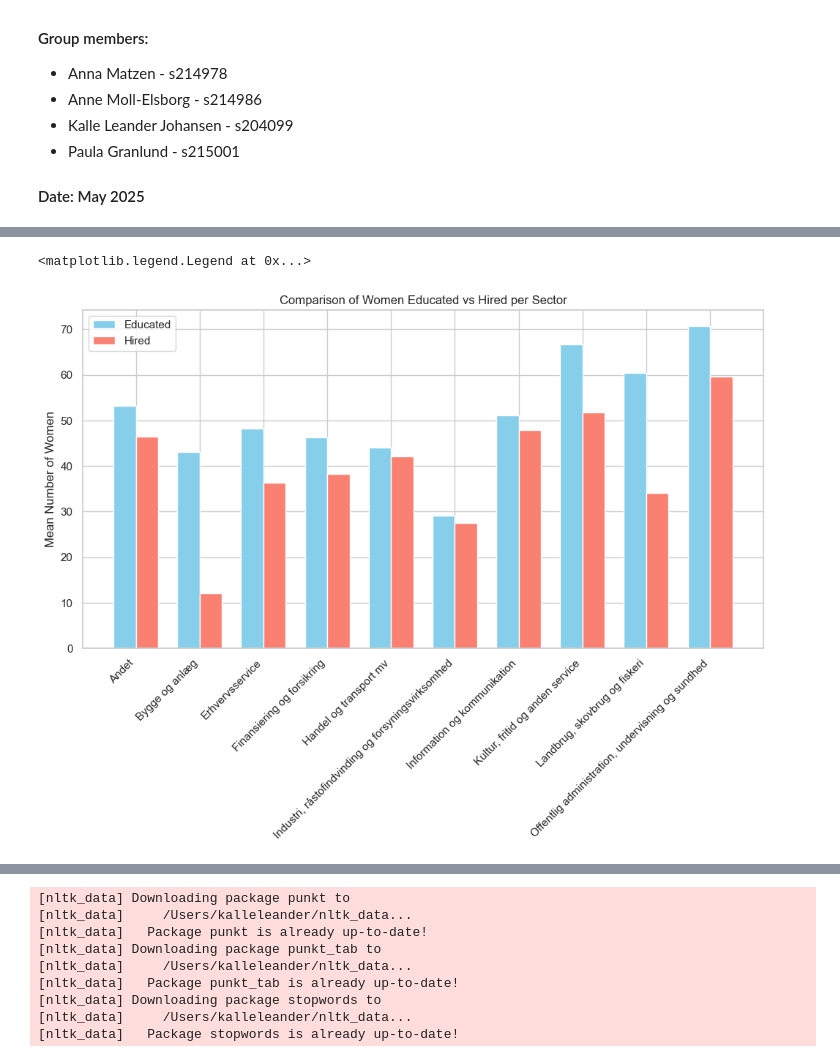
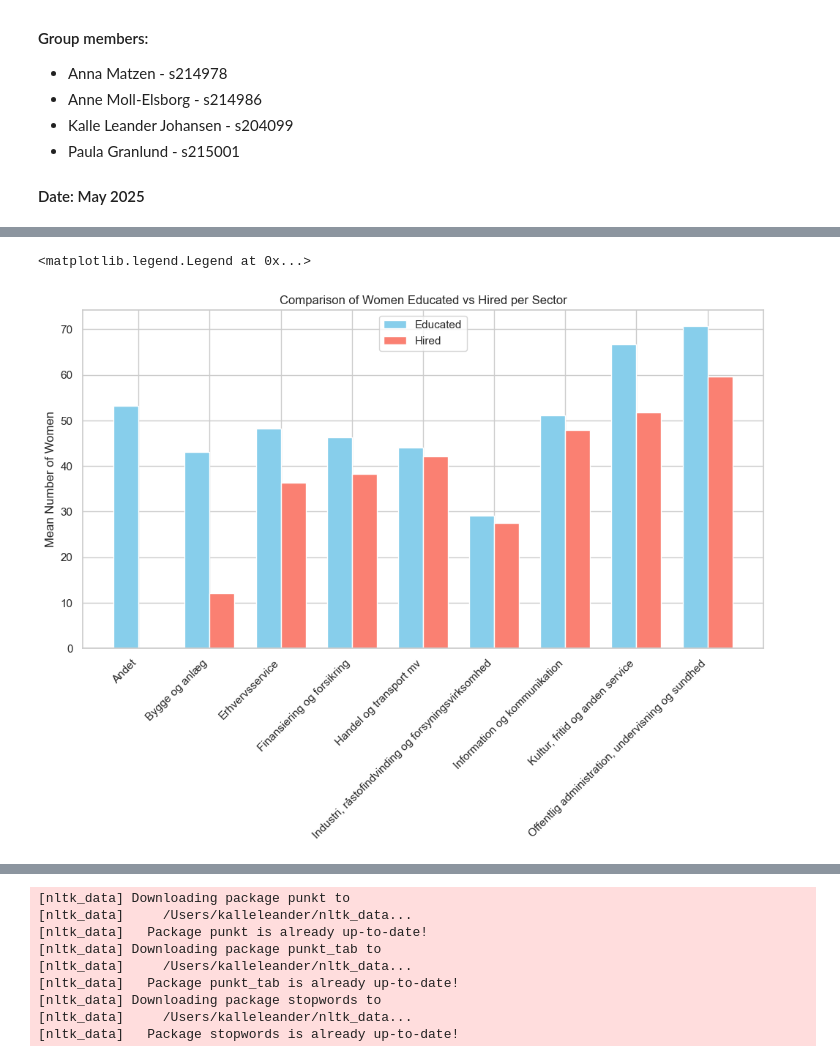
Before and after one commit to annemollelsborg/detection_of_workforce_discrimination, a Jupyter notebook: Women_in_men_fields.ipynb, the cells around one changed output, grey strips where cells are left out. Saved outputs shown, nothing was run; the diff lists cells and outputs as text; code cells hidden in the pictures.

```diff
--- a/Women_in_men_fields.ipynb
+++ b/Women_in_men_fields.ipynb
@@ -132,7 +143,7 @@ def classify_industry(industry):
     return "Uoplyst aktivitet"
 
 # Apply classification
-df["Grouped_Industry"] = df["Industry"].apply(classify_industry)
+df["Sector"] = df["Industry"].apply(classify_industry)
 
 order = [
     "Uoplyst aktivitet", "Bygge og anlæg", "Erhvervsservice", "Finansiering og forsikring",
@@ -141,9 +152,9 @@ order = [
     "Landbrug, skovbrug og fisker", "Offentlig administration, undervisning og sundhed"
 ]
 
-# Group by 'Grouped_Industry' and compute the mean of 'Women (per cent)'
-mean_women = df.groupby("Grouped_Industry")["Women (per cent)"].mean().reset_index()
-mean_women = mean_women.set_index("Grouped_Industry").loc[order].reset_index()
+# Group by 'Sector' and compute the mean of 'Women (per cent)'
+mean_women = df.groupby("Sector")["Women (per cent)"].mean().reset_index()
+mean_women = mean_women.set_index("Sector").loc[order].reset_index()
 # %%
 ## Gender distribution in education
 
@@ -194,33 +205,53 @@ group_means = edu_df.groupby("Group")["Andel kvinder 2020"].mean().reset_index()
 # %%
 ## Plot
 
-# Sample data
+""" # Sample data
 data = {
     'Sector': ['Andet', 'Bygge og anlæg', 'Erhvervsservice', 'Finansiering og forsikring', 'Handel og transport mv', 'Industri, råstofindvinding og forsyningsvirksomhed', 'Information og kommunikation', 'Kultur, fritid og anden service', 'Landbrug, skovbrug og fiskeri', 'Offentlig administration, undervisning og sundhed'],
     'Educated': group_means["Andel kvinder 2020"],
     'Hired': mean_women["Women (per cent)"]
-}
+} """
+
+# Rename columns
+group_means = group_means.rename(columns={"Andel kvinder 2020": "Educated"})
+mean_women = mean_women.rename(columns={"Women (per cent)": "Hired"})
+
+# Merge education and employment data by sector
+merged = pd.merge(group_means, mean_women, how="outer", on="Sector")
+
+# Optional: sort by custom order
+sector_order = [
+    "Andet", "Bygge og anlæg", "Erhvervsservice", "Finansiering og forsikring",
+    "Handel og transport mv", "Industri, råstofindvinding og forsyningsvirksomhed",
+    "Information og kommunikation", "Kultur, fritid og anden service",
+    "Landbrug, skovbrug og fiskeri", "Offentlig administration, undervisning og sundhed"
+]
+merged["Sector"] = pd.Categorical(merged["Sector"], categories=sector_order, ordered=True)
+merged = merged.sort_values("Sector")
+
+merged = merged.dropna(subset=["Sector"])
+
 
 # Set style
-sns.set(style="whitegrid")
+sns.set_theme(style="whitegrid")
 
 # Plot
 fig, ax = plt.subplots(figsize=(12, 6))
 
 bar_width = 0.35
-x = range(len(data['Sector']))
+x = range(len(merged))
 
 # Bars
-ax.bar([i - bar_width/2 for i in x], data['Educated'], width=bar_width, label='Educated', color='skyblue')
-ax.bar([i + bar_width/2 for i in x], data['Hired'], width=bar_width, label='Hired', color='salmon')
+ax.bar([i - bar_width/2 for i in x], merged['Educated'], width=bar_width, label='Educated', color='skyblue')
+ax.bar([i + bar_width/2 for i in x], merged['Hired'], width=bar_width, label='Hired', color='salmon')
 
 # Labels and ticks
 ax.set_xticks(x)
-ax.set_xticklabels(data['Sector'], rotation=45, ha='right')
+ax.set_xticklabels(merged['Sector'], rotation=45, ha='right')
 ax.set_ylabel('Mean Number of Women')
 ax.set_title('Comparison of Women Educated vs Hired per Sector')
 ax.legend()
 # %% [output]
 <matplotlib.legend.Legend at 0x...>
-[figure, old version]
+[figure, new version]
 # %% [markdown]
```
Also changed, not shown: parts of 7 cells of this notebook.
